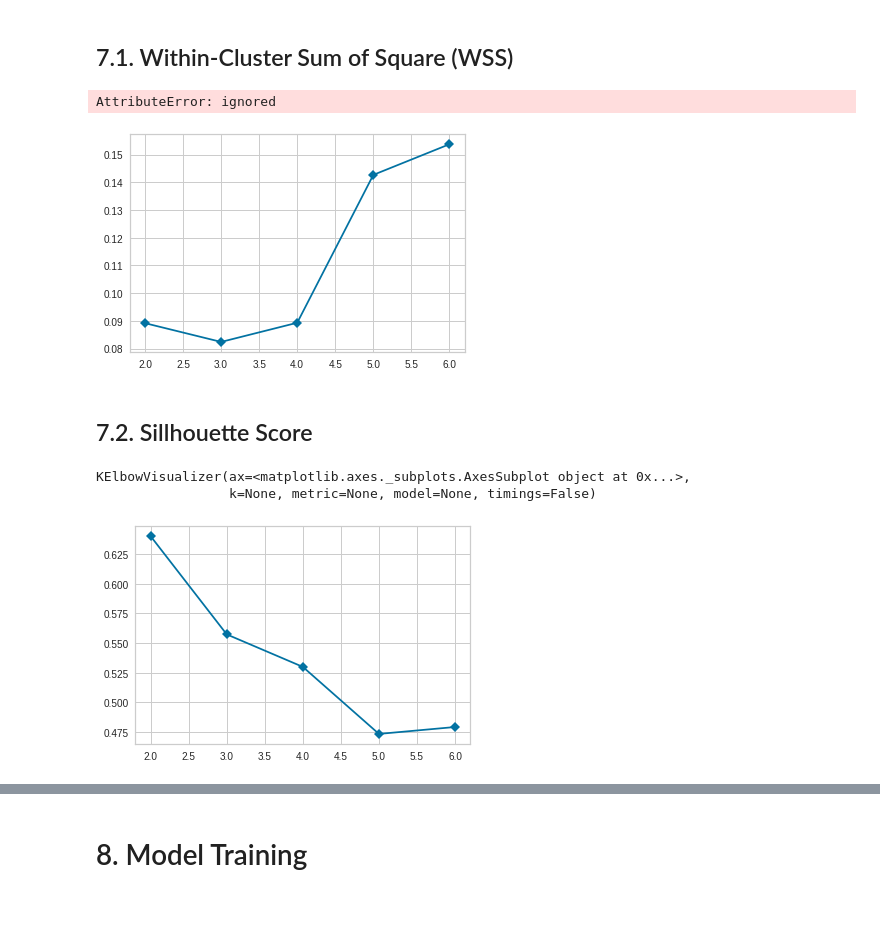
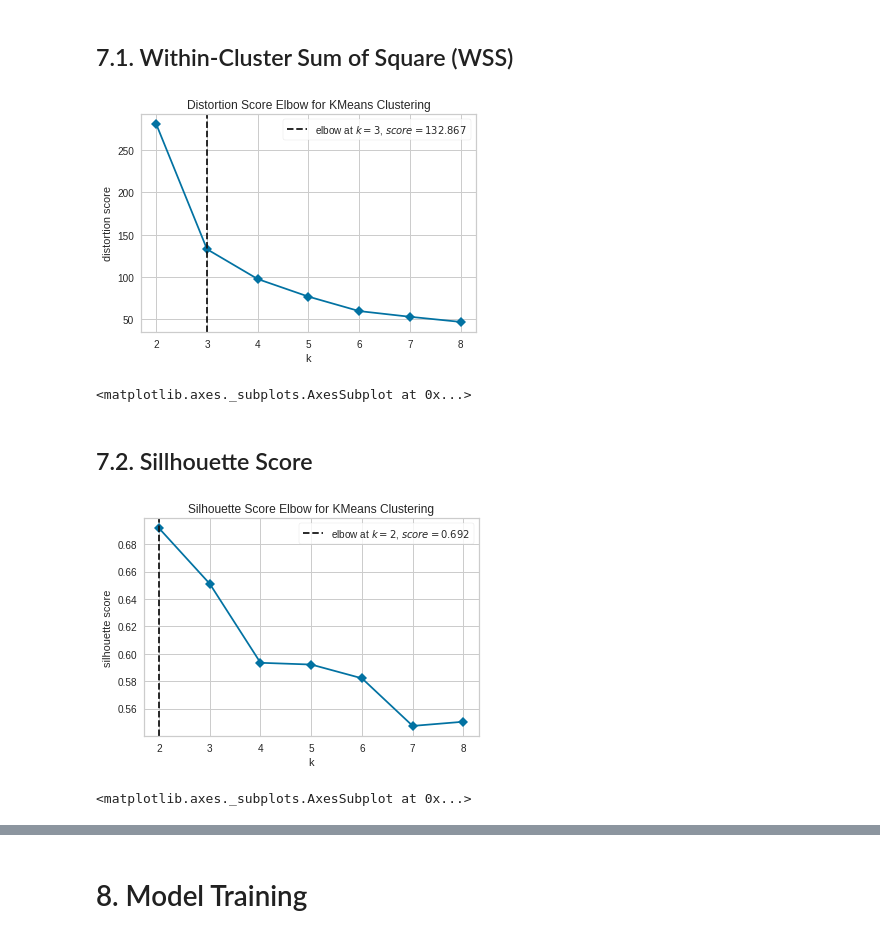
Before and after one commit to Matheus-Homem/international_bank_marketing, a Jupyter notebook: notebooks/c1_end_to_end_solution.ipynb, the cells around one changed output, grey strips where cells are left out. Drawn from its saved outputs; the diff is of its cells as text; code cells hidden in the pictures; blank space fills up the shorter version.

```diff
--- a/notebooks/c1_end_to_end_solution.ipynb
+++ b/notebooks/c1_end_to_end_solution.ipynb
@@ -155,10 +170,6 @@ df_ref['frequency'] = mms.fit_transform(df_ref[['frequency']].values)
 # monetary
 df_ref['monetary'] = df2['payments']
 df_ref['monetary'] = mms.fit_transform(df_ref[['monetary']].values)
-
-# balance
-df_ref['balance'] = df2['balance']
-df_ref['balance'] = mms.fit_transform(df_ref[['balance']].values)
 # %%
 df_ref.sample(5).T
 # %% [output]
@@ -189,5 +199,5 @@ df6 = df5.copy()
 # %%
 X = df6.drop('cust_id',axis=1)
 # %%
-clusters = [2,3,4,5,6]
+clusters = [2,3,4,5,6,7,8]
 # %%
@@ -195,18 +205,18 @@ model = KMeans()
 # %% [markdown]
 ## 7.1. Within-Cluster Sum of Square (WSS)
 # %%
-kmeans = KElbowVisualizer(model,k=(2,7), metric='distortion',timings=False)
+kmeans = KElbowVisualizer(model,k=clusters, metric='distortion',timings=False)
 kmeans.fit(X)
 kmeans.show()
 # %% [output]
+[figure, new version]
-AttributeError: ignored
+<matplotlib.axes._subplots.AxesSubplot at 0x...>
-[figure, old version]
 # %% [markdown]
 ## 7.2. Sillhouette Score
 # %%
-kmeans = KElbowVisualizer(KMeans(),k=clusters, metric='silhouette',timings=False)
+kmeans = KElbowVisualizer(model,k=clusters, metric='silhouette',timings=False)
 kmeans.fit(X)
+kmeans.show()
 # %% [output]
+[figure, new version]
-KElbowVisualizer(ax=<matplotlib.axes._subplots.AxesSubplot object at 0x...>,
-                 k=None, metric=None, model=None, timings=False)
+<matplotlib.axes._subplots.AxesSubplot at 0x...>
-[figure, old version]
```
Also changed, not shown: parts of 21 cells of this notebook.
